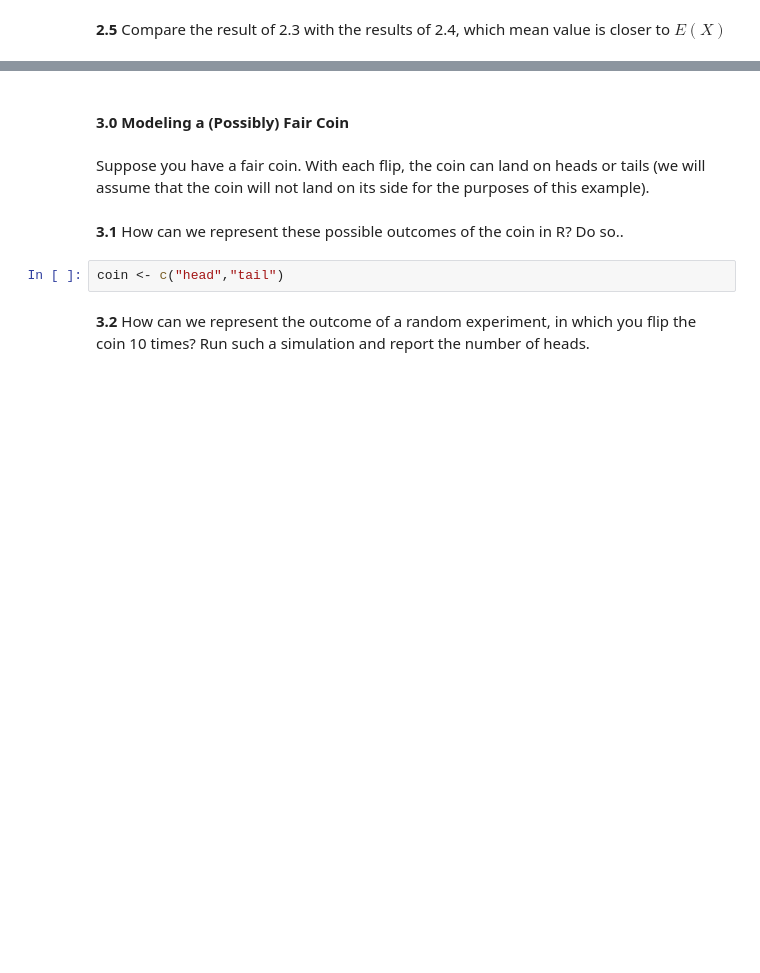
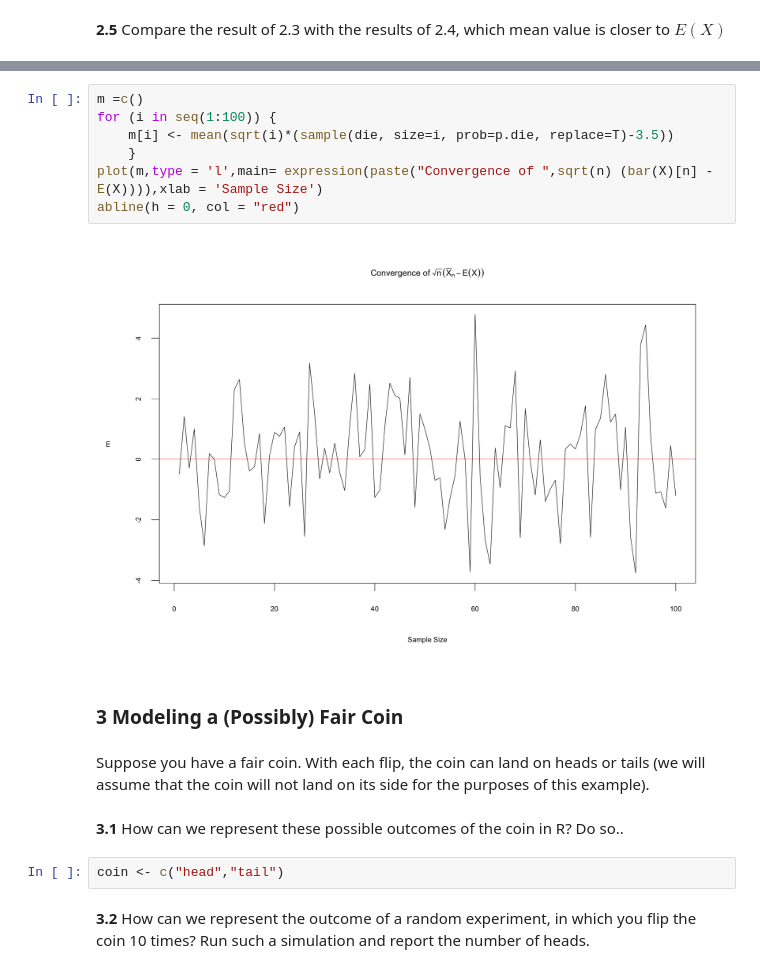
Before and after one commit to ansjory/W203_live_session_repo, a Jupyter notebook: unit_4/unit_4_ls_inst.ipynb, the cells around one changed output, grey strips where cells are left out. Cells and saved outputs as stored; diff of their text form; blank space fills up the shorter version.

```diff
--- a/unit_4/unit_4_ls_inst.ipynb
+++ b/unit_4/unit_4_ls_inst.ipynb
@@ -63,5 +107,14 @@ hist(s2)
+# %%
+m =c()
+for (i in seq(1:100)) {
+    m[i] <- mean(sqrt(i)*(sample(die, size=i, prob=p.die, replace=T)-3.5))
+    }
+plot(m,type = 'l',main= expression(paste("Convergence of ",sqrt(n) (bar(X)[n] - E(X)))),xlab = 'Sample Size')
+abline(h = 0, col = "red")
+# %% [output]
+[figure, added]
 # %% [markdown]
-#### 3.0 Modeling a (Possibly) Fair Coin
+<h3> 3 Modeling a (Possibly) Fair Coin </h3>
 # %% [markdown]
 Suppose you have a fair coin. With each flip, the coin can land on heads or tails (we will assume that the coin will not land on its side for the purposes of this example).
 # %% [markdown]
```
Also changed, not shown: parts of 23 cells of this notebook.
